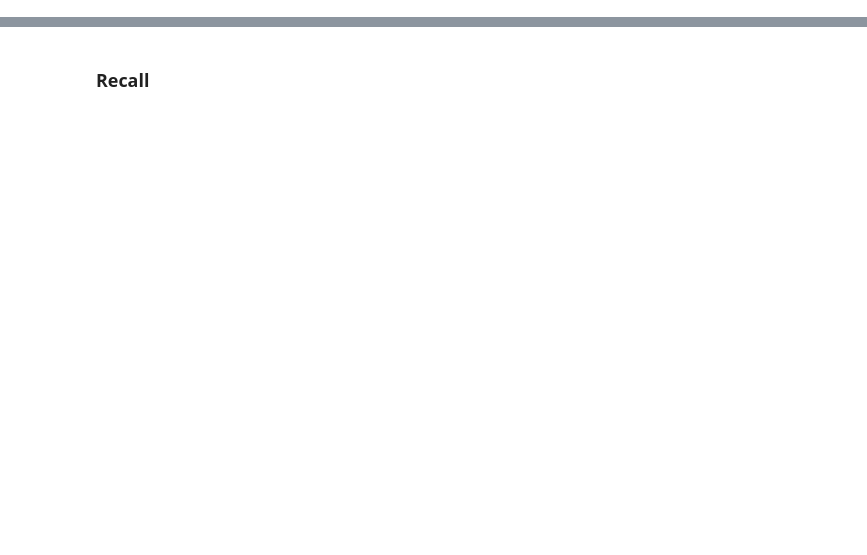
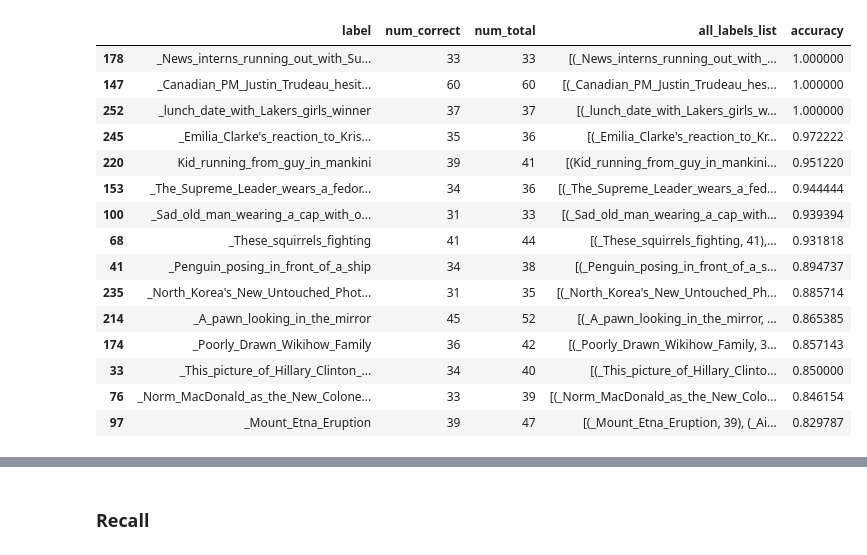
Before and after one commit to aryan-rajoria/motif-mining, a Jupyter notebook: getting cluster labels.ipynb, the cells around one changed output, grey strips where cells are left out. Saved outputs shown, nothing was run; the diff lists cells and outputs as text; code cells hidden in the pictures; blank space fills up the shorter version.

```diff
--- a/getting cluster labels.ipynb
+++ b/getting cluster labels.ipynb
@@ -29,0 +149,19 @@ Clustering 10126 points in 2048D to 185 clusters, redo 1 times, 50 iterations
+# %%
+sorted_df[sorted_df['num_total']> 30].head(15)
+# %% [output]
+|  | label | num_correct | num_total | all_labels_list | accuracy |
+| 178 | _News_interns_running_out_with_Su... | 33 | 33 | [(_News_interns_running_out_with_... | 1.000000 |
+| 147 | _Canadian_PM_Justin_Trudeau_hesit... | 60 | 60 | [(_Canadian_PM_Justin_Trudeau_hes... | 1.000000 |
+| 252 | _lunch_date_with_Lakers_girls_winner | 37 | 37 | [(_lunch_date_with_Lakers_girls_w... | 1.000000 |
+| 245 | _Emilia_Clarke's_reaction_to_Kris... | 35 | 36 | [(_Emilia_Clarke's_reaction_to_Kr... | 0.972222 |
+| 220 | Kid_running_from_guy_in_mankini | 39 | 41 | [(Kid_running_from_guy_in_mankini... | 0.951220 |
+| 153 | _The_Supreme_Leader_wears_a_fedor... | 34 | 36 | [(_The_Supreme_Leader_wears_a_fed... | 0.944444 |
+| 100 | _Sad_old_man_wearing_a_cap_with_o... | 31 | 33 | [(_Sad_old_man_wearing_a_cap_with... | 0.939394 |
+| 68 | _These_squirrels_fighting | 41 | 44 | [(_These_squirrels_fighting, 41),... | 0.931818 |
+| 41 | _Penguin_posing_in_front_of_a_ship | 34 | 38 | [(_Penguin_posing_in_front_of_a_s... | 0.894737 |
+| 235 | _North_Korea's_New_Untouched_Phot... | 31 | 35 | [(_North_Korea's_New_Untouched_Ph... | 0.885714 |
+| 214 | _A_pawn_looking_in_the_mirror | 45 | 52 | [(_A_pawn_looking_in_the_mirror, ... | 0.865385 |
+| 174 | _Poorly_Drawn_Wikihow_Family | 36 | 42 | [(_Poorly_Drawn_Wikihow_Family, 3... | 0.857143 |
+| 33 | _This_picture_of_Hillary_Clinton_... | 34 | 40 | [(_This_picture_of_Hillary_Clinto... | 0.850000 |
+| 76 | _Norm_MacDonald_as_the_New_Colone... | 33 | 39 | [(_Norm_MacDonald_as_the_New_Colo... | 0.846154 |
+| 97 | _Mount_Etna_Eruption | 39 | 47 | [(_Mount_Etna_Eruption, 39), (_Ai... | 0.829787 |
```
Also changed, not shown: parts of 23 cells of this notebook, 3 other files.
